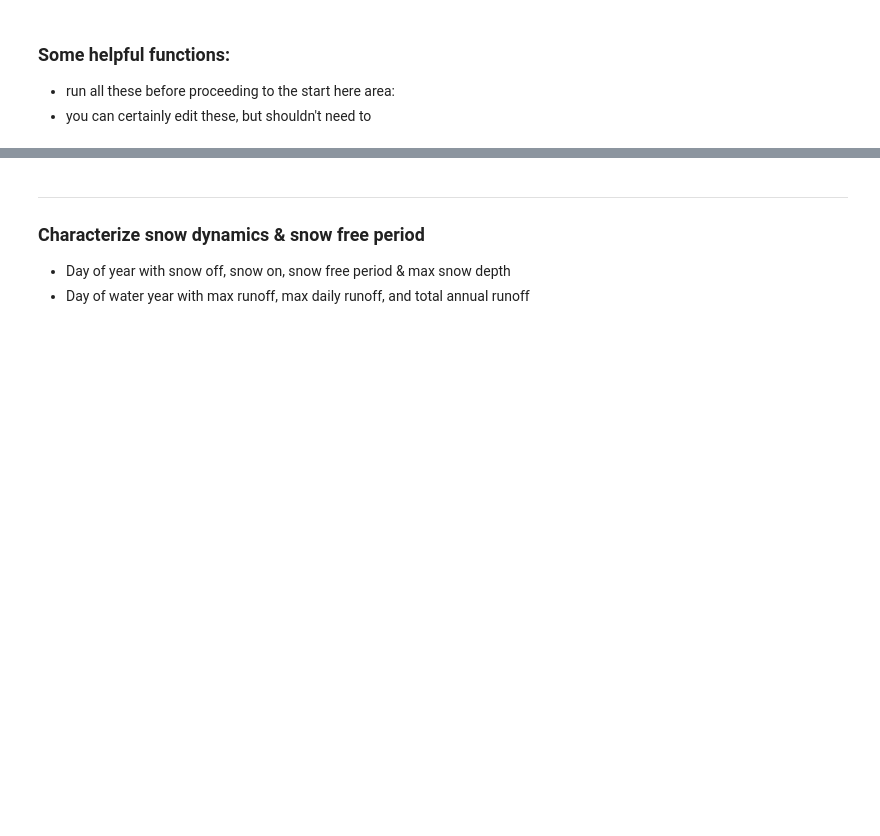
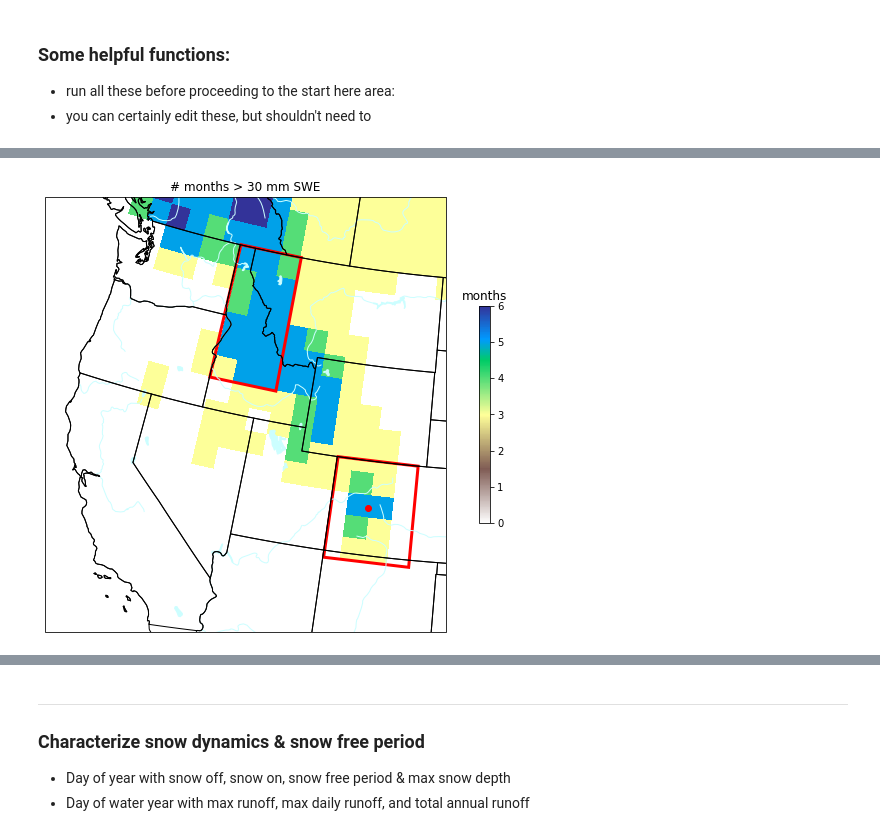
Before and after one commit to wwieder/cesm-lens, a Jupyter notebook: notebooks/lens2_VernalWindow.ipynb, the cells around one changed output, grey strips where cells are left out. Cells and saved outputs as stored; diff of their text form; code cells hidden in the pictures; blank space fills up the shorter version.

```diff
--- a/notebooks/lens2_VernalWindow.ipynb
+++ b/notebooks/lens2_VernalWindow.ipynb
@@ -599,0 +325,61 @@ Attributes: (0)
+# %%
+import cartopy.feature as cfeature
+import matplotlib.patches as mpatches
+
+#plat2 = [40.0, 39 ]
+#plon2 = [(360-105.4), 253]
+
+conus_proj = ccrs.LambertConformal(central_longitude=-96,central_latitude=39.0)
+fig = plt.figure(figsize=(12,8))
+ax = fig.add_subplot(1,1,1,projection=conus_proj)
+ax.set_extent([-123,-104,34,50])
+ax.add_feature(cfeature.COASTLINE)
+ax.add_feature(cfeature.OCEAN, facecolor='#CCFEFF')
+ax.add_feature(cfeature.LAKES, facecolor='#CCFEFF')
+ax.add_feature(cfeature.LAND, facecolor='#FFE9B5')
+ax.add_feature(cfeature.STATES, edgecolor='black', zorder=10)
+ax.add_feature(cfeature.RIVERS, edgecolor='#CCFEFF')
+
+# -- draw box around S. Rockies --
+#104–109°W, 37–41°N
+lat_corners = np.array([36.7,  36.7, 41, 41])
+lon_corners = np.array([ (360-109), (360-104.5), (360-104.5), (360-109)])
+
+poly_corners = np.zeros((len(lat_corners), 2), np.float64)
+poly_corners[:,0] = lon_corners
+poly_corners[:,1] = lat_corners
+
+poly = mpatches.Polygon(poly_corners, closed=True, ec='r', fill=False,lw=3, transform=ccrs.Geodetic())
+ax.add_patch(poly)
+
+# -- draw box around N. Rockies --
+lat_corners = np.array([43.3,  43.3, 49, 49])
+lon_corners = np.array([ (360-117), (360-113.1), (360-113.1), (360-117)])
+
+poly_corners = np.zeros((len(lat_corners), 2), np.float64)
+poly_corners[:,0] = lon_corners
+poly_corners[:,1] = lat_corners
+
+poly = mpatches.Polygon(poly_corners, closed=True, ec='r', fill=False,lw=3, transform=ccrs.Geodetic())
+ax.add_patch(poly)
+
+# -- filled contours, max snow from single ensemble in first decade ==
+cf = ax.pcolormesh(SWEmask.lon, SWEmask.lat, SWEmask,
+                   vmin=0,vmax=6, cmap='terrain_r',
+                   transform=ccrs.PlateCarree());
+#cf = ax.pcolormesh(dsREG2.lon, dsREG2.lat, dsREG2.H2OSNO.isel(ens=1, time=slice(0,120)).max(dim='time'),
+#                 transform=ccrs.PlateCarree());
+cb = plt.colorbar(cf, shrink=0.5)
+cb.ax.set_title('months')
+ax.set_title('# months > '+str(minSWE)+' mm SWE');
+plt.plot(plon, plat,
+         color='red', linewidth=0, marker='o',
+         transform=ccrs.Geodetic(),
+         )
+
+plt.show()
+
+#dsREG.H2OSNO.max(dim='time').isel(ens=1).plot(robust=True)
+#dsREG = dsREG.mean(dim=['lat','lon'])
+# %% [output]
+[figure, added]
```
Also changed, not shown: parts of 64 cells of this notebook.
